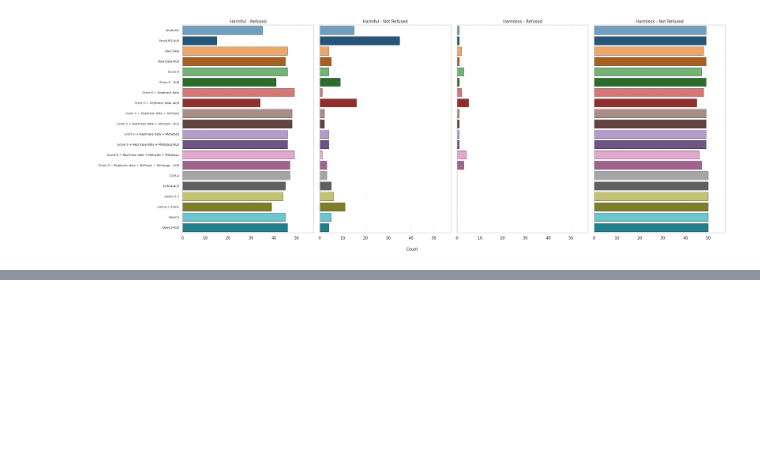
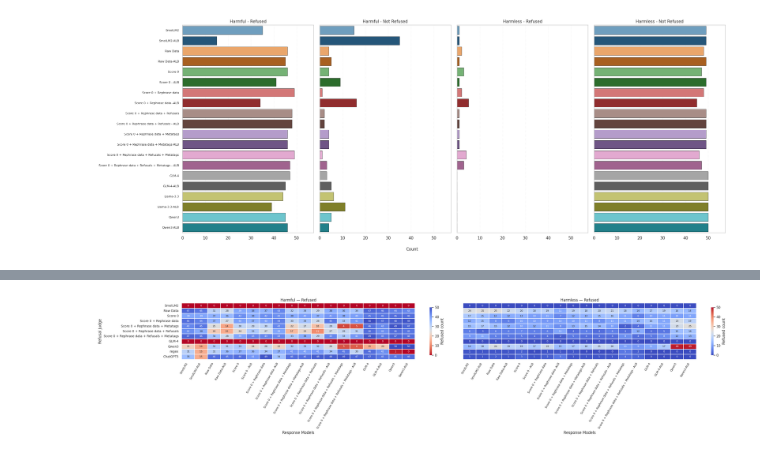
Before and after one commit to jjakubassa/safety_pretraining, a Jupyter notebook: plotting.ipynb, the cells around one changed output, grey strips where cells are left out. Cells and saved outputs as stored; diff of their text form; code cells hidden in the pictures; blank space fills up the shorter version.

```diff
--- a/plotting.ipynb
+++ b/plotting.ipynb
@@ -778,0 +1001,95 @@ plt.show()
+# %%
+
+# --- Drop Llama-3.3 / Llama-3.3-ALB models
+df_plot = df_all_sorted[~df_all_sorted["model"].isin(["Llama-3.3","Llama-3.3-ALB"])].copy()
+
+# Column guard
+judge_col = "refusal_judge" if "refusal_judge" in df_plot.columns else "refusal judge"
+
+# Drop GPT-oss judge
+df_plot = df_plot[df_plot[judge_col] != "GPT-oss"].copy()
+
+# Orders after filtering
+model_order = list(pd.unique(df_plot["model"]))
+judge_order = list(pd.unique(df_plot[judge_col]))
+if "ChatGPT5" in judge_order:
+    judge_order = [j for j in judge_order if j != "ChatGPT5"] + ["ChatGPT5"]
+
+# Pivots with judges as rows (Y) and models as columns (X)
+harmful_pivot = (
+    df_plot[df_plot["label"].str.lower()=="harmful"]
+    .pivot(index=judge_col, columns="model", values="refused")
+    .reindex(index=judge_order, columns=model_order)
+    .fillna(0)
+)
+harmless_pivot = (
+    df_plot[df_plot["label"].str.lower()=="harmless"]
+    .pivot(index=judge_col, columns="model", values="refused")
+    .reindex(index=judge_order, columns=model_order)
+    .fillna(0)
+)
+
+# Shared color scale
+all_vals = np.r_[harmful_pivot.to_numpy().ravel(), harmless_pivot.to_numpy().ravel()]
+vmin, vmax = 0.0, float(np.nanmax(all_vals)) if np.isfinite(np.nanmax(all_vals)) else 1.0
+center = vmax / 2.0
+
+# Colormaps
+cmap_left  = sns.color_palette("coolwarm", as_cmap=True).reversed()
+cmap_right = sns.color_palette("coolwarm", as_cmap=True)
+
+# Annotations
+harmful_annot  = harmful_pivot.astype(int).to_numpy()
+harmless_annot = harmless_pivot.astype(int).to_numpy()
+
+sns.set(style="whitegrid")
+os.makedirs("plots", exist_ok=True)
+
+# Wider & shorter figure
+fig_w = max(22, 1.1 * len(model_order) + 10)   # wider per #models
+fig_h = max(4, 0.5 * len(judge_order) + 1)     # shorter per #judges
+fig, axes = plt.subplots(1, 2, figsize=(fig_w, fig_h), sharey=False)
+
+# Left: harmful — refused
+ax0 = axes[0]
+sns.heatmap(
+    harmful_pivot,
+    ax=ax0,
+    cmap=cmap_left,
+    vmin=vmin, vmax=vmax, center=center,
+    annot=harmful_annot, fmt="d", annot_kws={"fontsize":8},
+    cbar=True, cbar_kws={"label": "Refused count", "shrink":0.85},
+    linewidths=0.3, linecolor="white"
+)
+ax0.set_title("Harmful — Refused", fontsize=12)
+ax0.set_xlabel("Response Models")
+ax0.set_ylabel("Refusal Judge")
+ax0.set_xticklabels(ax0.get_xticklabels(), rotation=60, ha="right", fontsize=9)
+ax0.set_yticklabels(ax0.get_yticklabels(), fontsize=10)
+
+# Right: harmless — refused
+ax1 = axes[1]
+sns.heatmap(
+    harmless_pivot,
+    ax=ax1,
+    cmap=cmap_right,
+    vmin=vmin, vmax=vmax, center=center,
+    annot=harmless_annot, fmt="d", annot_kws={"fontsize":8},
+    cbar=True, cbar_kws={"label": "Refused count", "shrink":0.85},
+    linewidths=0.3, linecolor="white"
+)
+ax1.set_title("Harmless — Refused", fontsize=12)
+ax1.set_xlabel("Response Models")
+ax1.set_ylabel("")  # no axis label on right
+
+# >>> Show Refusal Judge names only on the LEFT subplot
+ax1.set_yticklabels([])           # remove right tick labels
+ax1.tick_params(axis="y", length=0)  # hide tick marks on right y-axis
+
+ax1.set_xticklabels(ax1.get_xticklabels(), rotation=60, ha="right", fontsize=9)
+
+plt.tight_layout()
+plt.savefig("plots/df_all_refused_heatmaps_swapped_axes_no_llama_no_gptoss_wider_shorter_leftYonly.pdf", dpi=300)
+plt.show()
+# %% [output]
+[figure, added]
```
Also changed, not shown: parts of 10 cells of this notebook, 34 other files.
